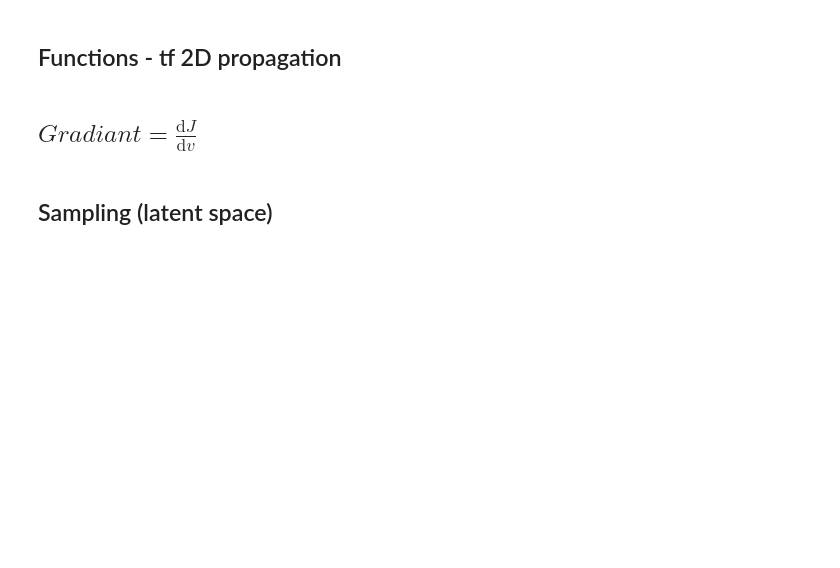
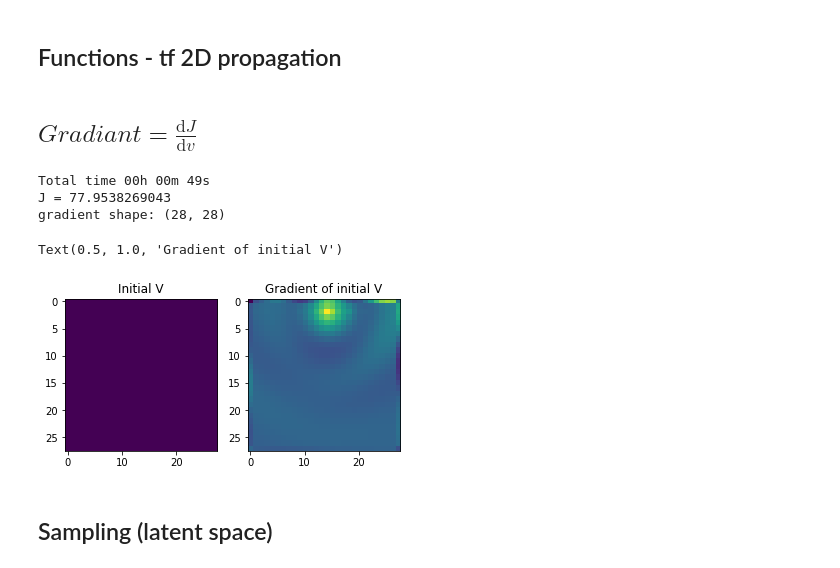
Before and after one commit to medicinely/fwi, a Jupyter notebook: vae_keras_gaussian2d.ipynb, the cells around one changed output. Drawn from its saved outputs; the diff is of its cells as text; code cells hidden in the pictures; blank space fills up the shorter version.

```diff
--- a/vae_keras_gaussian2d.ipynb
+++ b/vae_keras_gaussian2d.ipynb
@@ -100,23 +108,29 @@ Number of receivers: 10
 # %%
 v = tf.Variable(tf.convert_to_tensor(np.zeros([nz, nx]) + 2500,dtype="float32"))
 with tf.GradientTape() as tape:
 	tape.watch(v)
 	start = time.time()
 	d = simulate_obs(v, wsrc, zxsrc, at, az, ax, next, zxrec)
 	print('Total time',time.strftime("%Hh %Mm %Ss", time.gmtime(time.time()-start)))
 	# Calculate loss "J"
 	loss = .5 * tf.reduce_sum((d - d_obs)**2)
 	print("J = %.10f" % loss.numpy())
 g = tape.gradient(loss, v)
 print("gradient shape:", g.shape)
 
 plt.figure(figsize=(6,3))
 plt.subplot(1,2,1)
 plt.imshow(v)
-plt.titie("Initial V")
+plt.title("Initial V")
 plt.subplot(1,2,2)
 plt.imshow(g)
-plt.titie("Gradient of initial V")
+plt.title("Gradient of initial V")
+# %% [output]
+Total time 00h 00m 49s
+J = 77.9538269043
+gradient shape: (28, 28)
+Text(0.5, 1.0, 'Gradient of initial V')
+[figure, added]
 # %% [markdown]
 ## Sampling (latent space)
 # %%
```
Also changed, not shown: parts of 12 cells of this notebook.
